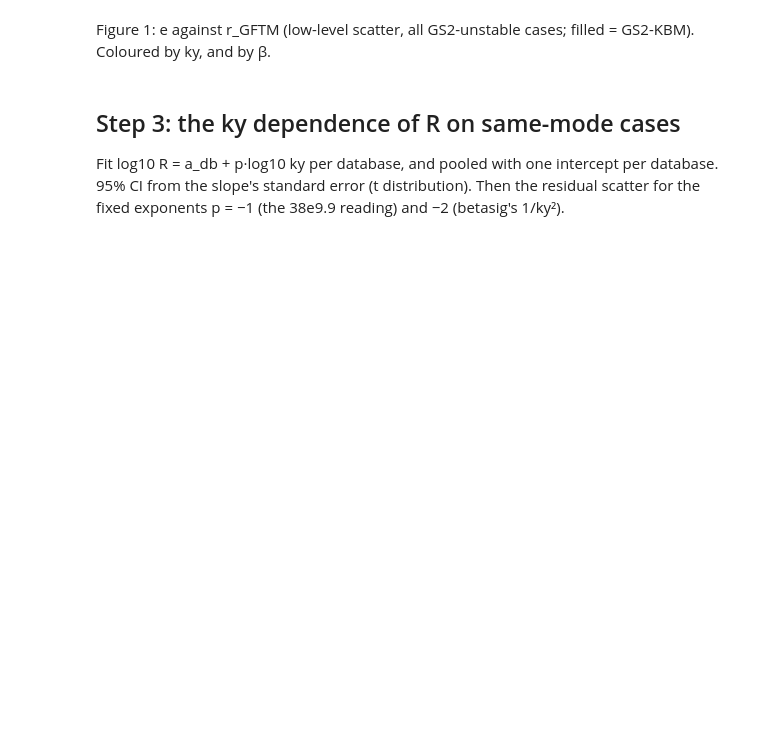
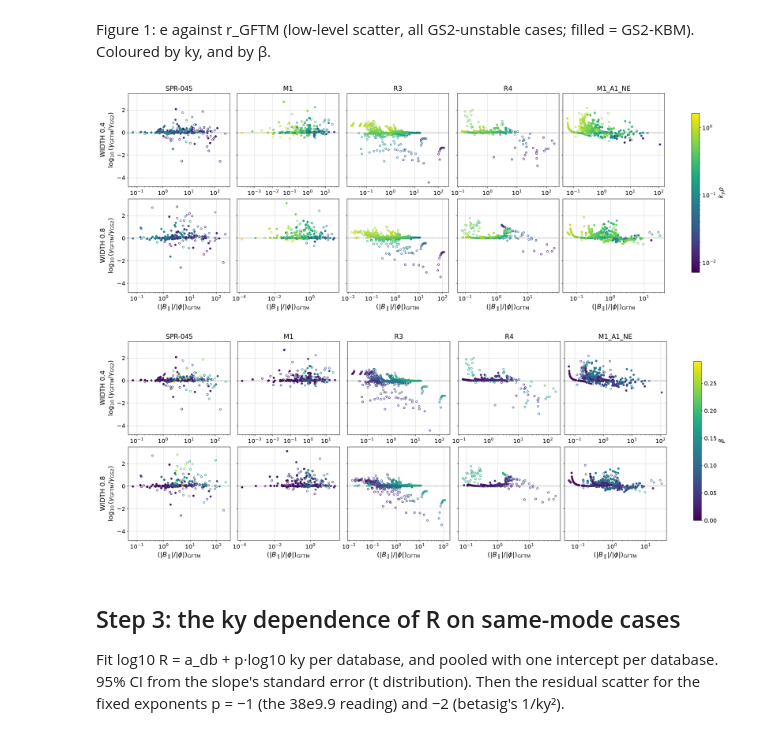
Before and after one commit to FelixWattsYork/General_Analysis, a Jupyter notebook: notebooks/gftm_bpar_ratio.ipynb, the cells around one changed output. Drawn from its saved outputs; the diff is of its cells as text; code cells hidden in the pictures; blank space fills up the shorter version.

```diff
--- a/notebooks/gftm_bpar_ratio.ipynb
+++ b/notebooks/gftm_bpar_ratio.ipynb
@@ -182,35 +221,37 @@ Figure 1: e against r_GFTM (low-level scatter, all GS2-unstable cases; filled =
 # %%
 def scatter_grid(x, colour, cnorm, clabel, xlabel, fname):
     fig, axes = plt.subplots(len(widths), len(databases), figsize=(4.2 * len(databases), 3.8 * len(widths)), sharey=True,
                              squeeze=False)
     for i, w in enumerate(widths):
         for j, db in enumerate(databases):
             ax, df = axes[i, j], D[(D.width == w) & (D.db == db) & D.e.notna()]
-            for kbm, fc in ((False, "none"), (True, None)):
+            for kbm in (False, True):   # hollow = not GS2-KBM, filled = GS2-KBM
                 p = df[df.kbm == kbm]
-                sc = ax.scatter(x(p), p.e, c=colour(p), norm=cnorm, cmap="viridis", s=18, marker="o",
-                                **({"facecolors": "none"} if fc == "none" else {}))
-                if fc == "none":   # hollow markers: edge takes the colour
-                    sc.set_edgecolors(plt.cm.viridis(cnorm(colour(p))))
-            ax.axhline(0, color="k", lw=0.8, ls=":")
+                rgba = plt.cm.viridis(cnorm(colour(p).values))
+                ax.scatter(x(p), p.e, s=18, marker="o", edgecolors=rgba, facecolors=rgba if kbm else "none")
+            ax.axhline(0, color="k", lw=0.8, ls=":", marker="none")
+            ax.xaxis.set_minor_formatter(NullFormatter())
             ax.set_xscale("log")
             ax.tick_params(labelsize=fs_tick)
             if i == 0:
                 ax.set_title(db, fontsize=fs_title)
             if i == len(widths) - 1:
                 ax.set_xlabel(xlabel, fontsize=fs_label)
         axes[i, 0].set_ylabel(rf"WIDTH {w}" + "\n" + r"$\log_{10}(\gamma_{\rm GFTM}/\gamma_{\rm GS2})$", fontsize=fs_label)
     cb = fig.colorbar(plt.cm.ScalarMappable(norm=cnorm, cmap="viridis"), ax=axes, shrink=0.8)
     cb.set_label(clabel, fontsize=fs_label)
     cb.ax.tick_params(labelsize=fs_tick)
     fig.savefig(plot_dir / fname, dpi=150, bbox_inches="tight")
     plt.show()
 
 
 ky_norm = LogNorm(D.ky.min(), D.ky.max())
 rlab = r"$(|B_\parallel|/|\phi|)_{\rm GFTM}$"
 scatter_grid(lambda p: p.r_gftm, lambda p: p.ky, ky_norm, r"$k_y\rho$", rlab, "fig1_e_vs_rgftm_ky.png")
 scatter_grid(lambda p: p.r_gftm, lambda p: p.beta, Normalize(0, D.beta.max()), r"$\beta$", rlab, "fig1b_e_vs_rgftm_beta.png")
+# %% [output]
+[figure, added]
+[figure, added]
 # %% [markdown]
 ## Step 3: the ky dependence of R on same-mode cases
 Fit log10 R = a_db + p·log10 ky per database, and pooled with one intercept per database. 95% CI from the slope's standard
```
Also changed, not shown: parts of 8 cells of this notebook.
